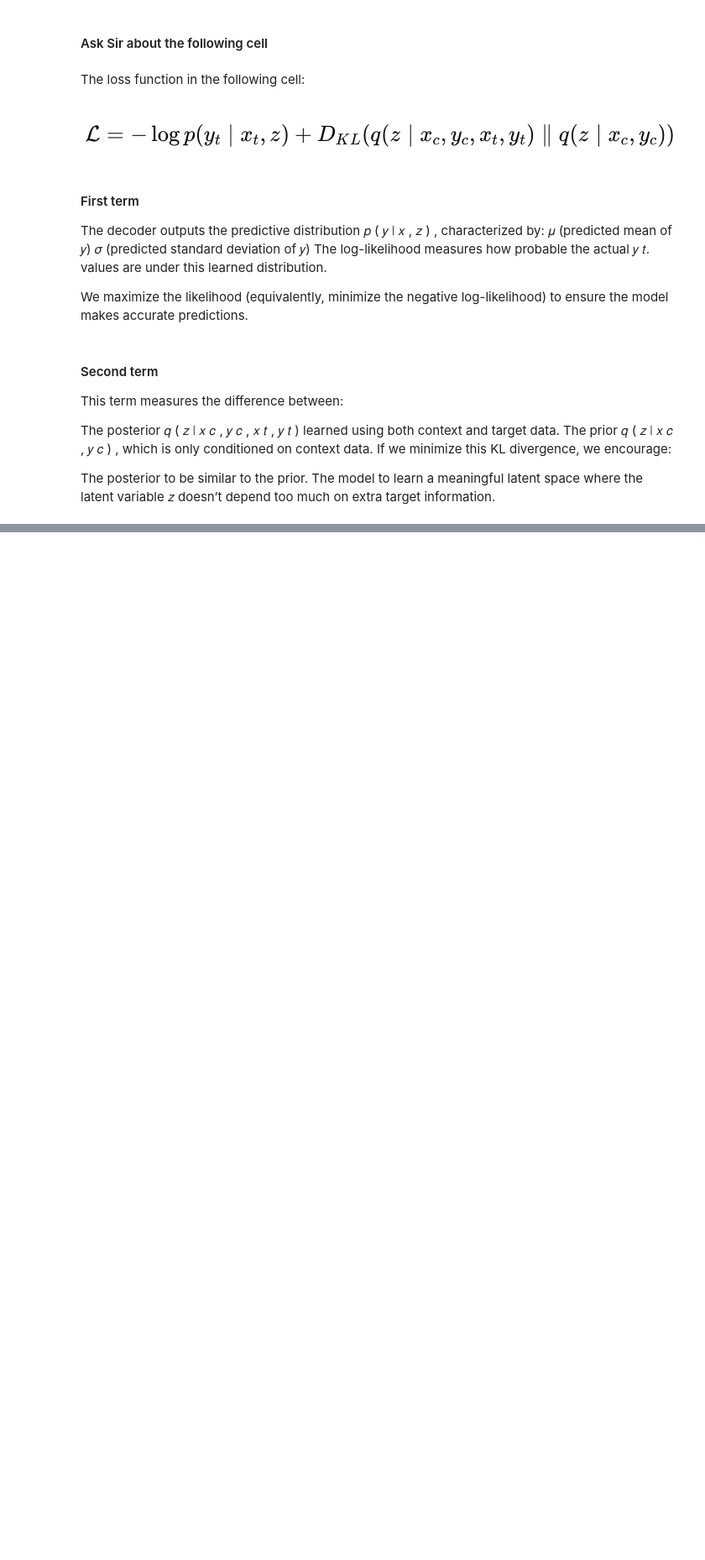
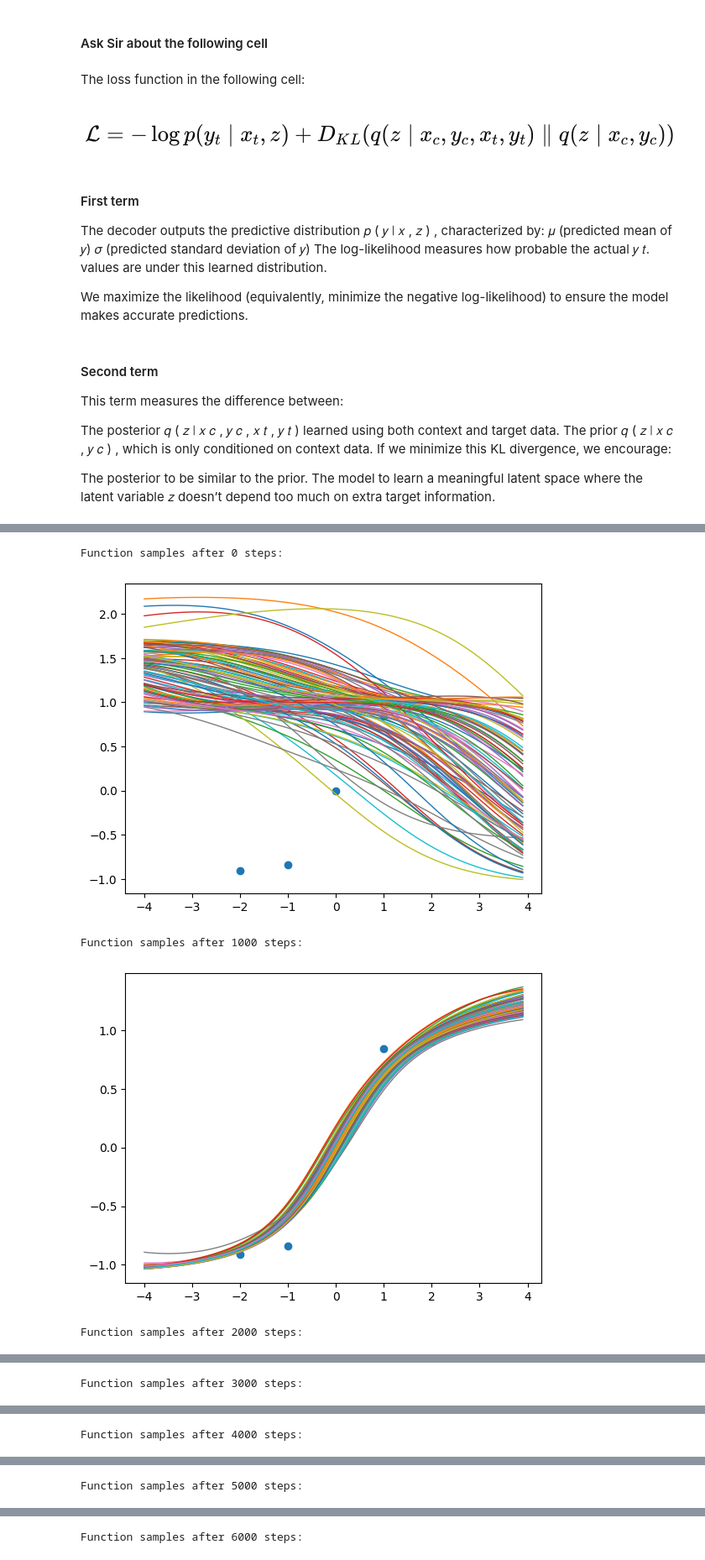
Before and after one commit to Kishan-Ved/portfolio, a Jupyter notebook: assets/jupyter/nps-from-blog.ipynb, the cells around one changed output, grey strips where cells are left out. Shown at 84% size. Cells and saved outputs as stored; diff of their text form; code cells hidden in the pictures; blank space fills up the shorter version.

```diff
--- a/assets/jupyter/nps-from-blog.ipynb
+++ b/assets/jupyter/nps-from-blog.ipynb
@@ -337,0 +431,13 @@ Function samples after 5000 steps:
+# %%
+repr_encoder = REncoder(x_dim+y_dim, r_dim) # (x,y)->r
+z_encoder = ZEncoder(r_dim, z_dim) # r-> mu, std
+decoder = Decoder(x_dim+z_dim, y_dim) # (x*, z) -> y*
+opt = torch.optim.Adam(list(decoder.parameters())+
+                       list(z_encoder.parameters())+list(repr_encoder.parameters()), 1e-3)
+l2 = train(6001);
+# %% [output]
+Function samples after 0 steps:
+[figure, added]
+Function samples after 1000 steps:
+[figure, added]
+Function samples after 2000 steps:
@@ -337,0 +445 @@ Function samples after 5000 steps:
+Function samples after 3000 steps:
@@ -337,0 +447 @@ Function samples after 5000 steps:
+Function samples after 4000 steps:
@@ -337,0 +449 @@ Function samples after 5000 steps:
+Function samples after 5000 steps:
@@ -337,0 +451 @@ Function samples after 5000 steps:
+Function samples after 6000 steps:
```
Also changed, not shown: parts of 19 cells of this notebook.
